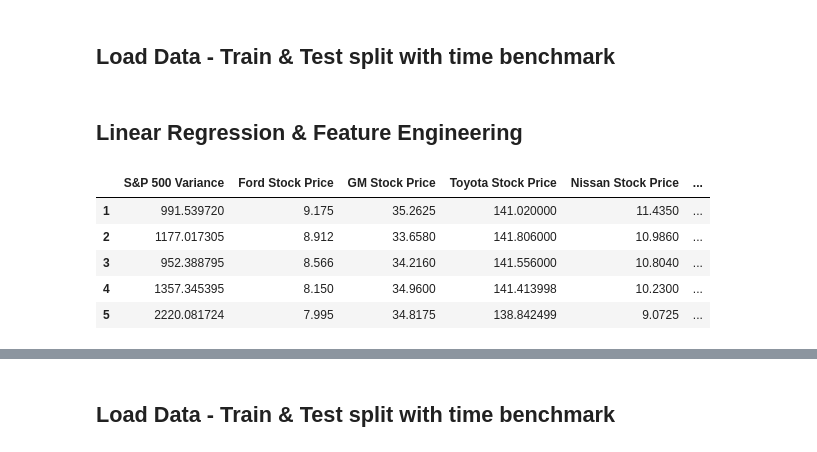
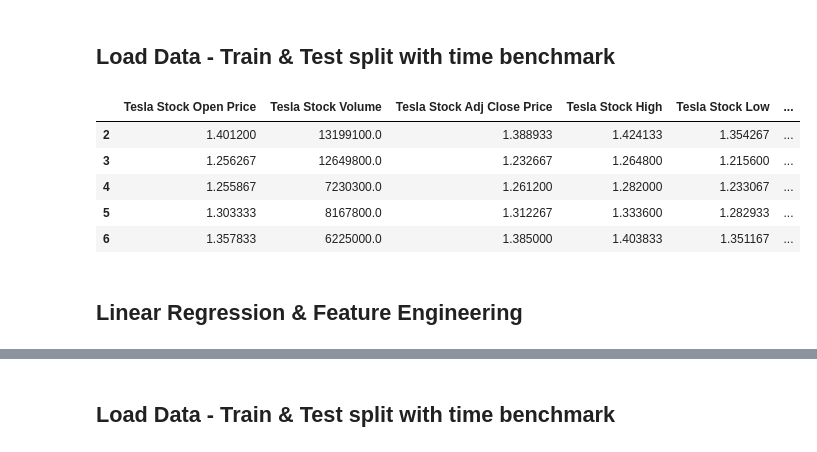
Before and after one commit to majda-br/Stock-trend-prediction, a Jupyter notebook: models/models.ipynb, the cells around one changed output, grey strips where cells are left out. Cells and saved outputs as stored; diff of their text form; code cells hidden in the pictures.

```diff
--- a/models/models.ipynb
+++ b/models/models.ipynb
@@ -37,32 +37,33 @@ def avg_error(y_pred, y_test):
 # %% [markdown]
 ## Load Data - Train & Test split with time benchmark
 # %%
-training_data, testing_data = pd.read_csv('../features_train.csv'), pd.read_csv('../features_test.csv')
-training_data.drop(columns=['since', 'until','Unnamed: 0'], inplace=True)
-testing_data.drop(columns=['since', 'until','Unnamed: 0'], inplace=True)
-
+training_data = pd.read_csv('../features_train.csv')
+training_data.drop(columns=['Unnamed: 0'], inplace=True)
+training_data = training_data.drop(0)
 training_data['Previous Sentiment'] = training_data['Sentiment'].shift(1)
 training_data = training_data[1:]
+
+testing_data = pd.read_csv('../features_test.csv')
+testing_data.drop(columns=['Unnamed: 0'], inplace=True)
 testing_data['Previous Sentiment'] = testing_data['Sentiment'].shift(1)
+
 testing_data = testing_data[1:]
+X_train = training_data.drop(columns=['Tesla Stock Close Price'])
+y_train = training_data['Tesla Stock Close Price']
+X_test = testing_data.drop(columns=['Tesla Stock Close Price'])
+y_test = testing_data['Tesla Stock Close Price']
+#use only the important features
+features =X_train.columns
+X_train.head()
+# %% [output]
+|  | Tesla Stock Open Price | Tesla Stock Volume | Tesla Stock Adj Close Price | Tesla Stock High | Tesla Stock Low | ... |
+| 2 | 1.401200 | 13199100.0 | 1.388933 | 1.424133 | 1.354267 | ... |
+| 3 | 1.256267 | 12649800.0 | 1.232667 | 1.264800 | 1.215600 | ... |
+| 4 | 1.255867 | 7230300.0 | 1.261200 | 1.282000 | 1.233067 | ... |
+| 5 | 1.303333 | 8167800.0 | 1.312267 | 1.333600 | 1.282933 | ... |
+| 6 | 1.357833 | 6225000.0 | 1.385000 | 1.403833 | 1.351167 | ... |
 # %% [markdown]
 ## Linear Regression & Feature Engineering
-# %%
-X_train = training_data.drop(columns=['Tesla Stock Price'])
-y_train = training_data['Tesla Stock Price']
-X_test = testing_data.drop(columns=['Tesla Stock Price'])
-y_test = testing_data['Tesla Stock Price']
-
-#use only the important features
-features = X_train.columns
-X_test.head()
-# %% [output]
-|  | S&P 500 Variance | Ford Stock Price | GM Stock Price | Toyota Stock Price | Nissan Stock Price | ... |
-| 1 | 991.539720 | 9.175 | 35.2625 | 141.020000 | 11.4350 | ... |
-| 2 | 1177.017305 | 8.912 | 33.6580 | 141.806000 | 10.9860 | ... |
-| 3 | 952.388795 | 8.566 | 34.2160 | 141.556000 | 10.8040 | ... |
-| 4 | 1357.345395 | 8.150 | 34.9600 | 141.413998 | 10.2300 | ... |
-| 5 | 2220.081724 | 7.995 | 34.8175 | 138.842499 | 9.0725 | ... |
 # %%
 #Now we want to see how the model behaves. We train the linear regression.
 #We will mostly focus on the p-values, the VIF values, and R2.
```
Also changed, not shown: parts of 13 cells of this notebook.
